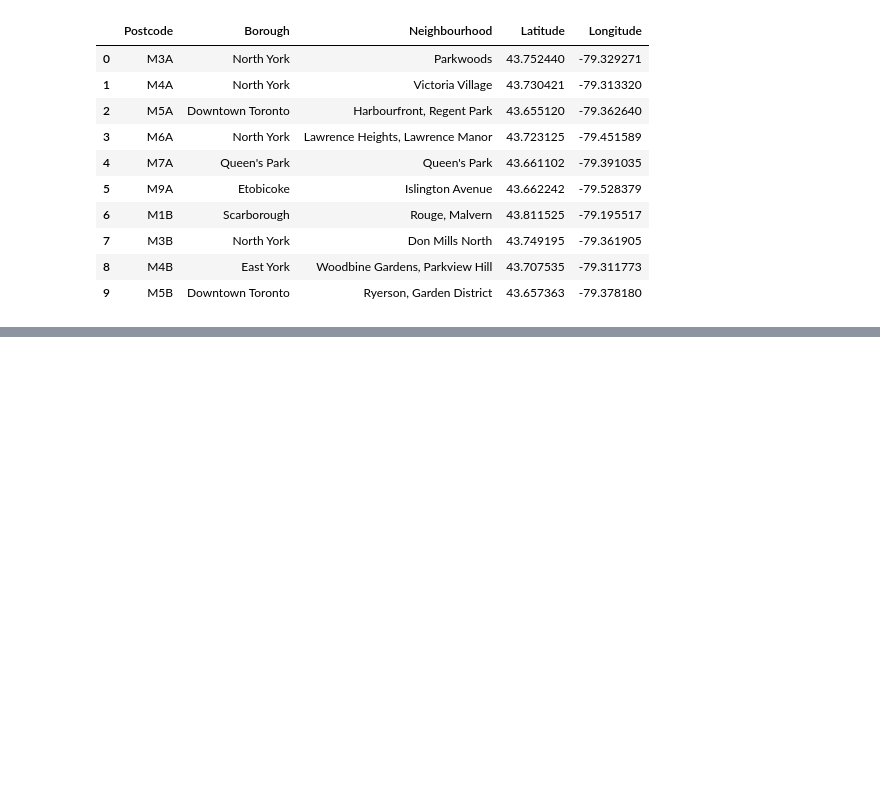
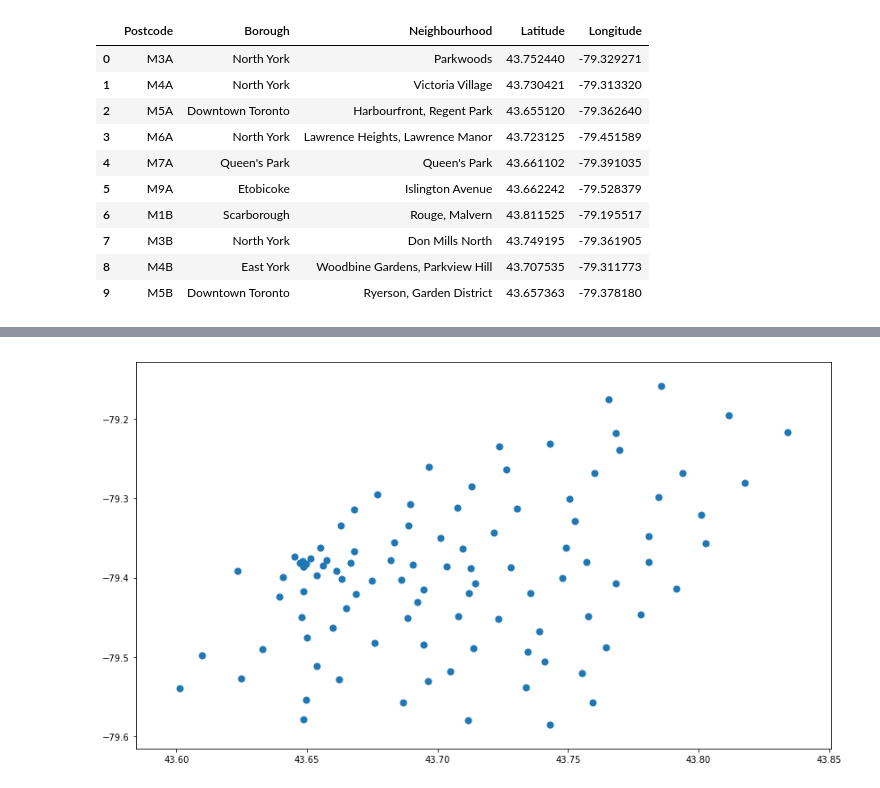
Before and after one commit to Astayonix/TorontoNeighborhoods, a Jupyter notebook: Toronto Neighborhood Exploration.ipynb, the cells around one changed output, grey strips where cells are left out. Cells and saved outputs as stored; diff of their text form; code cells hidden in the pictures; blank space fills up the shorter version.

Commit message:
Published from Watson Studio. Finished k-Means clustering👩🏾‍🎨

```diff
--- a/Toronto Neighborhood Exploration.ipynb
+++ b/Toronto Neighborhood Exploration.ipynb
@@ -161,0 +165,4 @@ toronto_df.head(10)
+# %%
+# Scale the feature values down.  The only features we have is latitude and longitude, so let's use that.
+X = StandardScaler().fit_transform(toronto_df[['Latitude', 'Longitude']])
+X[0:10,:]
@@ -161,0 +187,6 @@ toronto_df.head(10)
+# %%
+# Initializing the model with my hypothesis set that there are 11 clusters (because there are 11 neighborhoods)
+k_means = KMeans(n_clusters=len(toronto_df['Borough'].unique()), init='k-means++', n_init=15, max_iter=500)
+
+# Fitting the model to the feature set
+k_means.fit(X)
@@ -161,0 +197,4 @@ toronto_df.head(10)
+# %%
+# Let's append the labels to our dataset
+toronto_df['Label'] = k_means.labels_
+toronto_df.head(10)
@@ -161,0 +213,7 @@ toronto_df.head(10)
+# %%
+# Visualizing the raw lat, long combos
+plt.figure(figsize=(14, 8))
+plt.scatter(x=toronto_df['Latitude'], y=toronto_df['Longitude'], s=50)
+plt.show()
+# %% [output]
+[figure, added]
```
Also changed, not shown: parts of 12 cells of this notebook.
